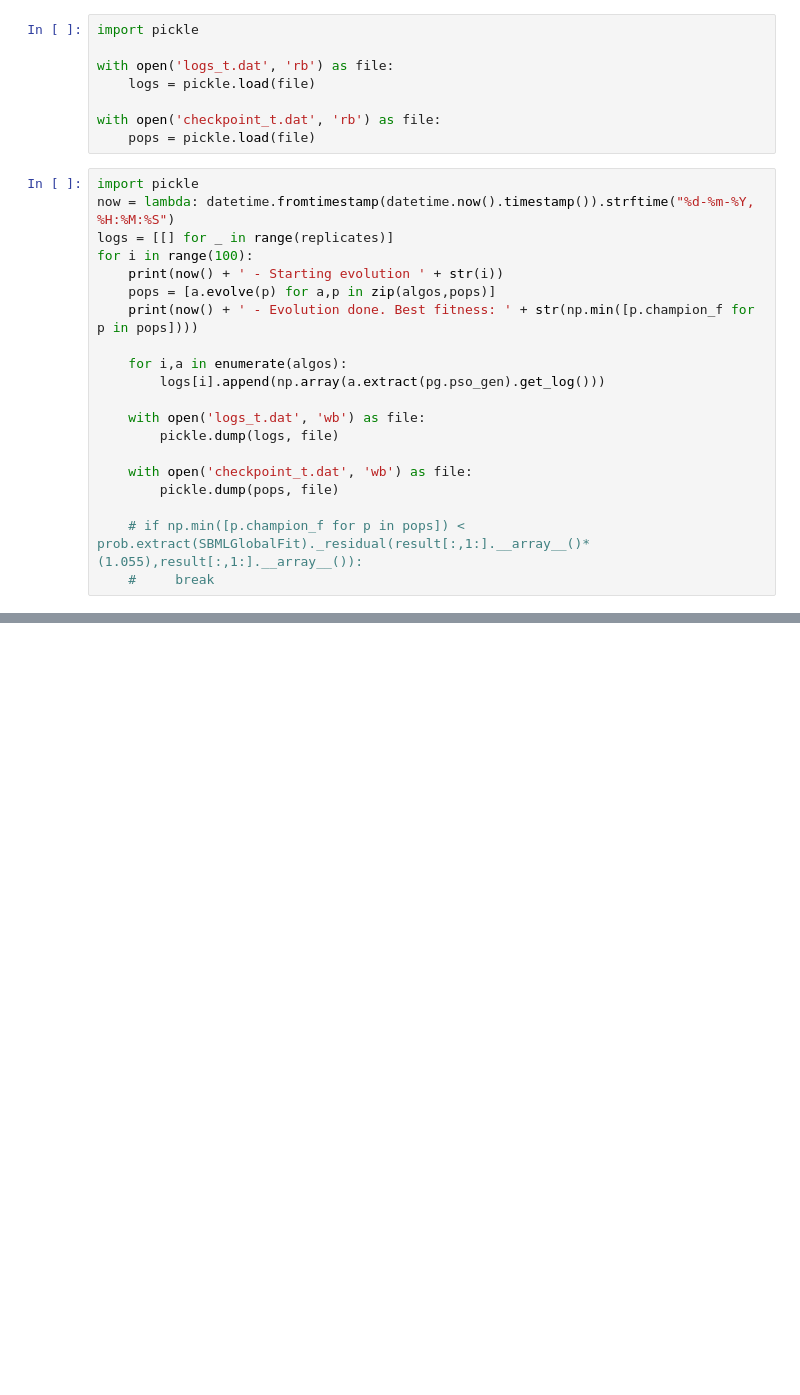
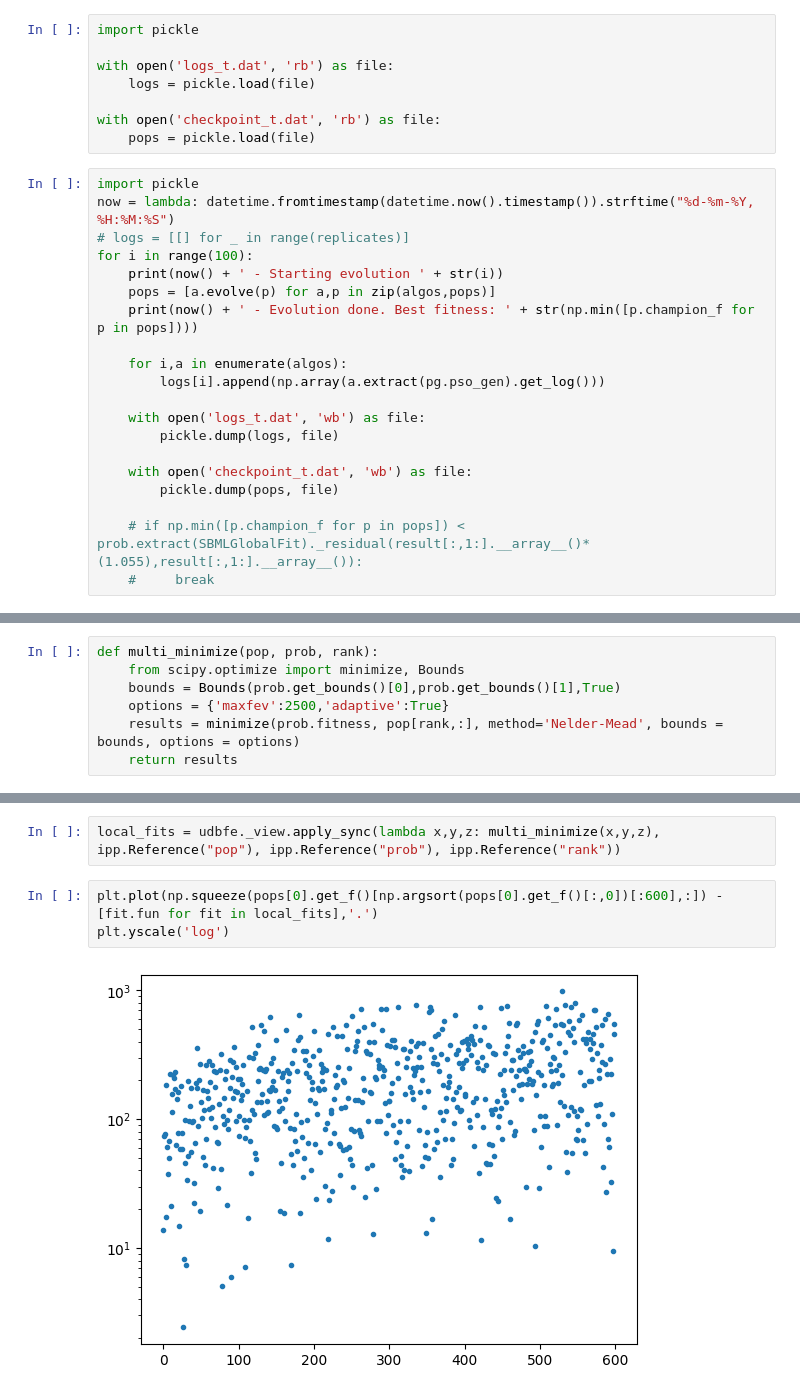
Before and after one commit to carothersresearch/ECFERS, a Jupyter notebook: run_fit_data.ipynb, the cells around one changed output, grey strips where cells are left out. Saved outputs shown, nothing was run; the diff lists cells and outputs as text; blank space fills up the shorter version.

```diff
--- a/run_fit_data.ipynb
+++ b/run_fit_data.ipynb
@@ -122,7 +120,7 @@ with open('checkpoint_t.dat', 'rb') as file:
 # %%
 import pickle
 now = lambda: datetime.fromtimestamp(datetime.now().timestamp()).strftime("%d-%m-%Y, %H:%M:%S")
-logs = [[] for _ in range(replicates)]
+# logs = [[] for _ in range(replicates)]
 for i in range(100):
     print(now() + ' - Starting evolution ' + str(i))
     pops = [a.evolve(p) for a,p in zip(algos,pops)]
@@ -221,0 +219,7 @@ All-NaN slice encountered
+# %%
+def multi_minimize(pop, prob, rank):
+    from scipy.optimize import minimize, Bounds
+    bounds = Bounds(prob.get_bounds()[0],prob.get_bounds()[1],True)
+    options = {'maxfev':2500,'adaptive':True}
+    results = minimize(prob.fitness, pop[rank,:], method='Nelder-Mead', bounds = bounds, options = options)
+    return results
@@ -221,0 +228,7 @@ All-NaN slice encountered
+# %%
+local_fits = udbfe._view.apply_sync(lambda x,y,z: multi_minimize(x,y,z), ipp.Reference("pop"), ipp.Reference("prob"), ipp.Reference("rank"))
+# %%
+plt.plot(np.squeeze(pops[0].get_f()[np.argsort(pops[0].get_f()[:,0])[:600],:]) - [fit.fun for fit in local_fits],'.')
+plt.yscale('log')
+# %% [output]
+[figure, added]
```
Also changed, not shown: parts of 18 cells of this notebook, 28 other files.
